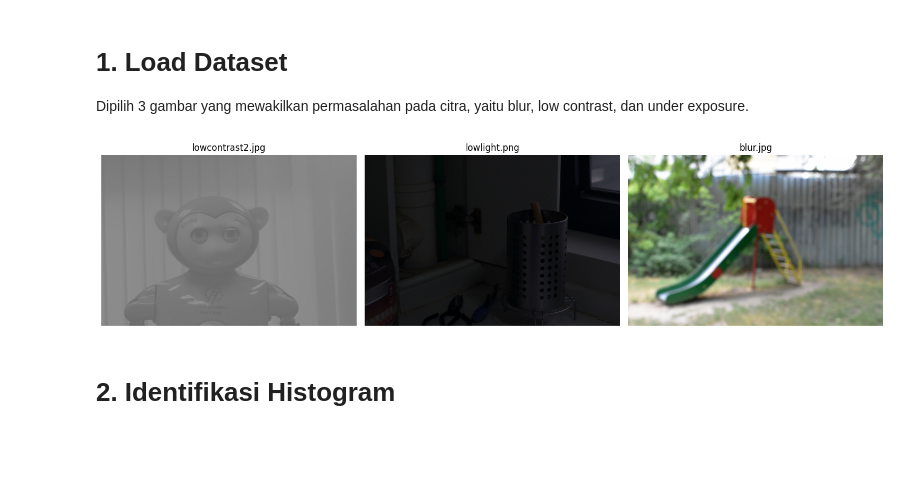
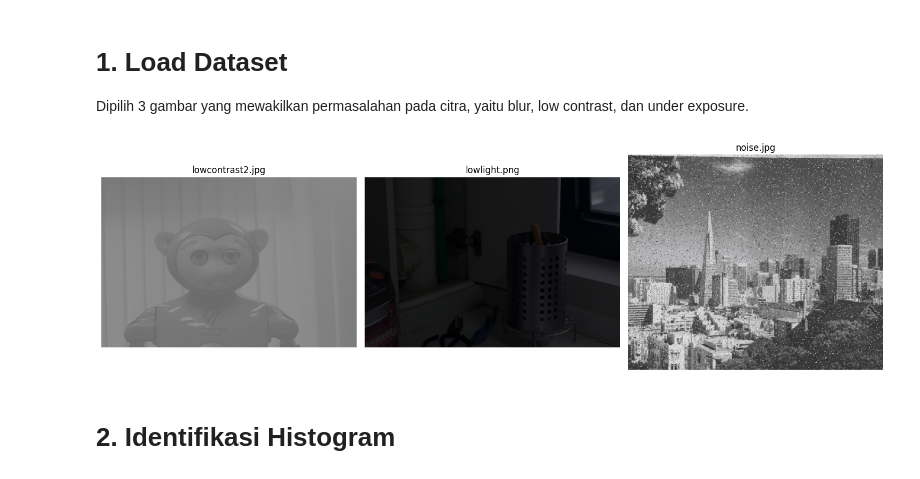
Before and after one commit to daniafzc/tugas2pcd, a Jupyter notebook: PCD_Assignment02.ipynb, the cells around one changed output. Saved outputs shown, nothing was run; the diff lists cells and outputs as text; code cells hidden in the pictures; blank space fills up the shorter version.

Commit message:
change blur image to noise image

```diff
--- a/PCD_Assignment02.ipynb
+++ b/PCD_Assignment02.ipynb
@@ -12,25 +12,25 @@ Dipilih 3 gambar yang mewakilkan permasalahan pada citra, yaitu blur, low contra
 os.makedirs('images', exist_ok=True)
 # %%
 folder = 'images'
-filenames = ['lowcontrast2.jpg', 'lowlight.png', 'blur.jpg']
+filenames = ['lowcontrast2.jpg', 'lowlight.png', 'noise.jpg']
 
 images = {}
 for fname in filenames:
     path = os.path.join(folder, fname)
     img = cv2.imread(path)
     assert img is not None, f"Gagal load {fname}"
     img_rgb = cv2.cvtColor(img, cv2.COLOR_BGR2RGB)
     images[fname] = img_rgb
 
 fig, axes = plt.subplots(1, len(images), figsize=(15, 5))
 for ax, (fname, img) in zip(axes, images.items()):
     ax.imshow(img)
     ax.set_title(fname)
     ax.axis('off')
 plt.tight_layout()
 plt.show()
 # %% [output]
-[figure, old version]
+[figure, new version]
 # %% [markdown]
 # 2. Identifikasi Histogram
 # %%
```
Also changed, not shown: parts of 6 cells of this notebook.
